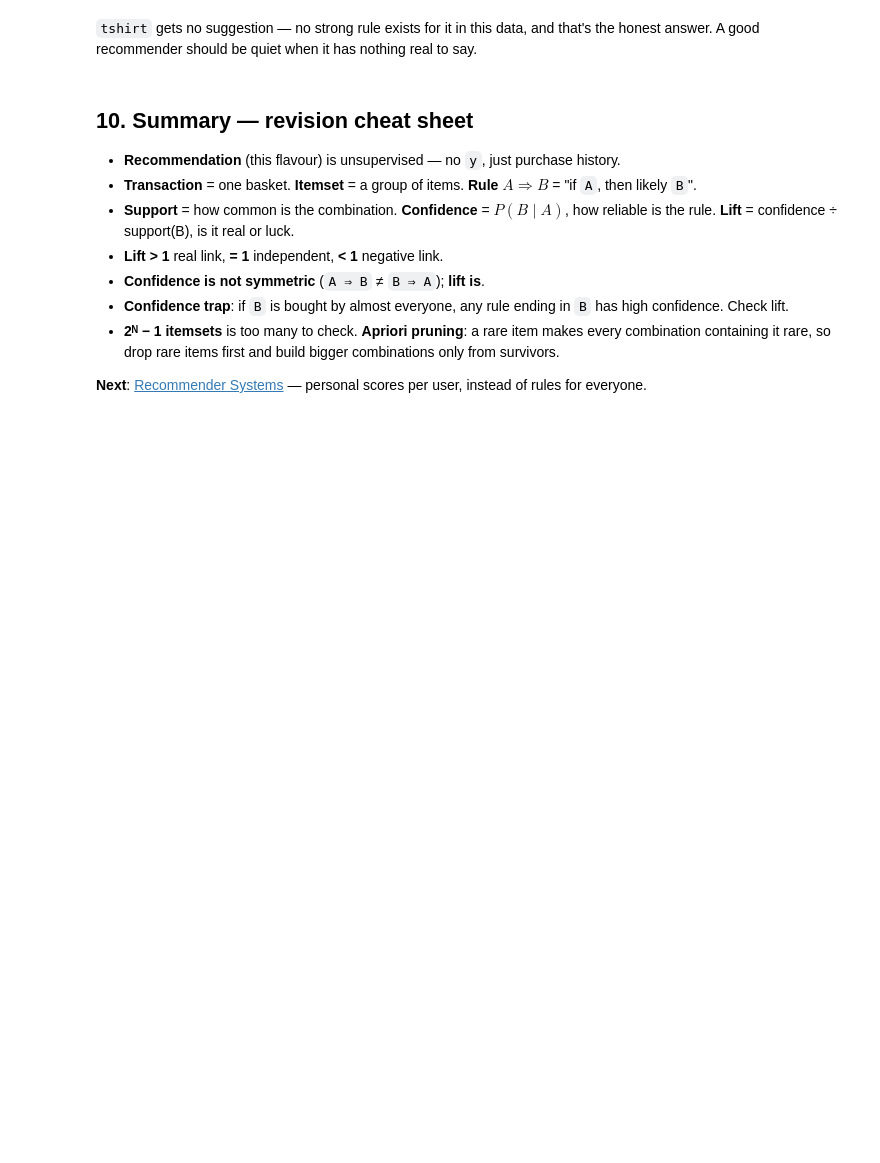
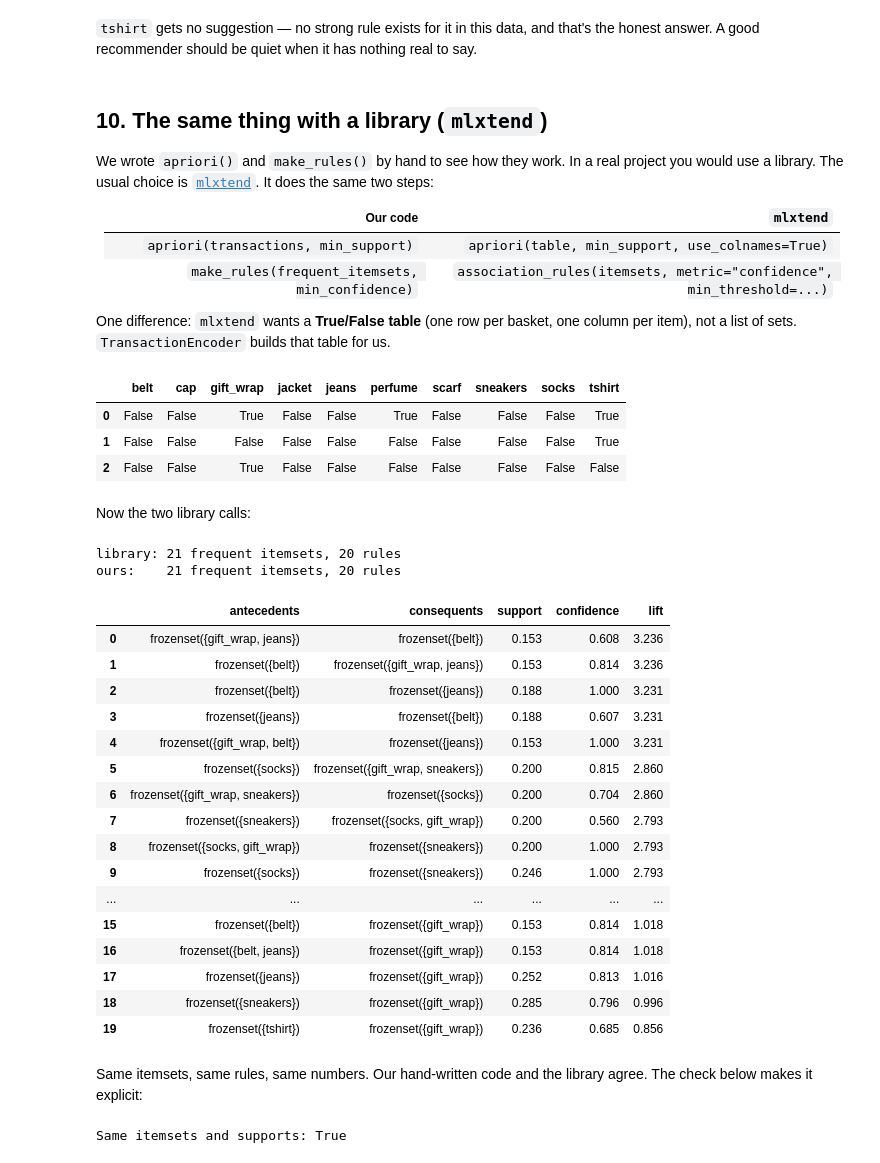
Before and after one commit to Ujjwal091/ai-ml-course, a Jupyter notebook: modules/02-unsupervised-learning/market-basket-analysis/notes.ipynb, the cells around one changed output. Saved outputs shown, nothing was run; the diff lists cells and outputs as text; code cells hidden in the pictures; blank space fills up the shorter version.

```diff
--- a/modules/02-unsupervised-learning/market-basket-analysis/notes.ipynb
+++ b/modules/02-unsupervised-learning/market-basket-analysis/notes.ipynb
@@ -499,17 +499,65 @@ Cart ['tshirt']  →  suggest []
 `tshirt` gets no suggestion — no strong rule exists for it in this data, and that's the honest answer. A good
 recommender should be quiet when it has nothing real to say.
 # %% [markdown]
-## 10. Summary — revision cheat sheet
+## 10. The same thing with a library (`mlxtend`)
 
-- **Recommendation** (this flavour) is unsupervised — no `y`, just purchase history.
-- **Transaction** = one basket. **Itemset** = a group of items. **Rule** $A \Rightarrow B$ = "if `A`, then likely `B`".
-- **Support** = how common is the combination. **Confidence** = $P(B \mid A)$, how reliable is the rule.
-  **Lift** = confidence ÷ support(B), is it real or luck.
-- **Lift > 1** real link, **= 1** independent, **< 1** negative link.
-- **Confidence is not symmetric** (`A ⇒ B` ≠ `B ⇒ A`); **lift is**.
-- **Confidence trap**: if `B` is bought by almost everyone, any rule ending in `B` has high confidence. Check lift.
-- **2ᴺ − 1 itemsets** is too many to check. **Apriori pruning**: a rare item makes every combination containing it
-  rare, so drop rare items first and build bigger combinations only from survivors.
+We wrote `apriori()` and `make_rules()` by hand to see how they work. In a real project you would use a library.
+The usual choice is [`mlxtend`](https://rasbt.github.io/mlxtend/). It does the same two steps:
 
-**Next**: [Recommender Systems](../recommender-systems/notes.ipynb) — personal scores per user, instead of rules
-for everyone.
+| Our code | `mlxtend` |
+|---|---|
+| `apriori(transactions, min_support)` | `apriori(table, min_support, use_colnames=True)` |
+| `make_rules(frequent_itemsets, min_confidence)` | `association_rules(itemsets, metric="confidence", min_threshold=...)` |
+
+One difference: `mlxtend` wants a **True/False table** (one row per basket, one column per item), not a list of sets.
+`TransactionEncoder` builds that table for us.
+# %%
+from mlxtend.frequent_patterns import apriori as mlxtend_apriori, association_rules
+from mlxtend.preprocessing import TransactionEncoder
+
+encoder = TransactionEncoder()
+basket_table = pd.DataFrame(encoder.fit(transactions).transform(transactions), columns=encoder.columns_)
+basket_table.head(3)
+# %% [output]
+|  | belt | cap | gift_wrap | jacket | jeans | perfume | scarf | sneakers | socks | tshirt |
+| 0 | False | False | True | False | False | True | False | False | False | True |
+| 1 | False | False | False | False | False | False | False | False | False | True |
+| 2 | False | False | True | False | False | False | False | False | False | False |
+# %% [markdown]
+Now the two library calls:
+# %%
+lib_itemsets = mlxtend_apriori(basket_table, min_support=MIN_SUPPORT, use_colnames=True)
+lib_rules = association_rules(lib_itemsets, metric="confidence", min_threshold=0.5)
+
+print(f"library: {len(lib_itemsets)} frequent itemsets, {len(lib_rules)} rules")
+print(f"ours:    {len(frequent_itemsets)} frequent itemsets, {len(rules)} rules")
+
+lib_rules[["antecedents", "consequents", "support", "confidence", "lift"]].sort_values("lift", ascending=False).round(3).reset_index(drop=True)
+# %% [output]
+library: 21 frequent itemsets, 20 rules
+ours:    21 frequent itemsets, 20 rules
+|  | antecedents | consequents | support | confidence | lift |
+| 0 | frozenset({gift_wrap, jeans}) | frozenset({belt}) | 0.153 | 0.608 | 3.236 |
+| 1 | frozenset({belt}) | frozenset({gift_wrap, jeans}) | 0.153 | 0.814 | 3.236 |
+| 2 | frozenset({belt}) | frozenset({jeans}) | 0.188 | 1.000 | 3.231 |
+| 3 | frozenset({jeans}) | frozenset({belt}) | 0.188 | 0.607 | 3.231 |
+| 4 | frozenset({gift_wrap, belt}) | frozenset({jeans}) | 0.153 | 1.000 | 3.231 |
+| 5 | frozenset({socks}) | frozenset({gift_wrap, sneakers}) | 0.200 | 0.815 | 2.860 |
+| 6 | frozenset({gift_wrap, sneakers}) | frozenset({socks}) | 0.200 | 0.704 | 2.860 |
+| 7 | frozenset({sneakers}) | frozenset({socks, gift_wrap}) | 0.200 | 0.560 | 2.793 |
+| 8 | frozenset({socks, gift_wrap}) | frozenset({sneakers}) | 0.200 | 1.000 | 2.793 |
+| 9 | frozenset({socks}) | frozenset({sneakers}) | 0.246 | 1.000 | 2.793 |
+| ... | ... | ... | ... | ... | ... |
+| 15 | frozenset({belt}) | frozenset({gift_wrap}) | 0.153 | 0.814 | 1.018 |
+| 16 | frozenset({belt, jeans}) | frozenset({gift_wrap}) | 0.153 | 0.814 | 1.018 |
+| 17 | frozenset({jeans}) | frozenset({gift_wrap}) | 0.252 | 0.813 | 1.016 |
+| 18 | frozenset({sneakers}) | frozenset({gift_wrap}) | 0.285 | 0.796 | 0.996 |
+| 19 | frozenset({tshirt}) | frozenset({gift_wrap}) | 0.236 | 0.685 | 0.856 |
+# %% [markdown]
+Same itemsets, same rules, same numbers. Our hand-written code and the library agree. The check below makes it explicit:
+# %%
+ours = {frozenset(s): round(v, 6) for s, v in frequent_itemsets.items()}
+theirs = {frozenset(row.itemsets): round(row.support, 6) for row in lib_itemsets.itertuples()}
+print("Same itemsets and supports:", ours == theirs)
+# %% [output]
+Same itemsets and supports: True
```
Also changed, not shown: parts of 5 cells of this notebook, 2 other files.
